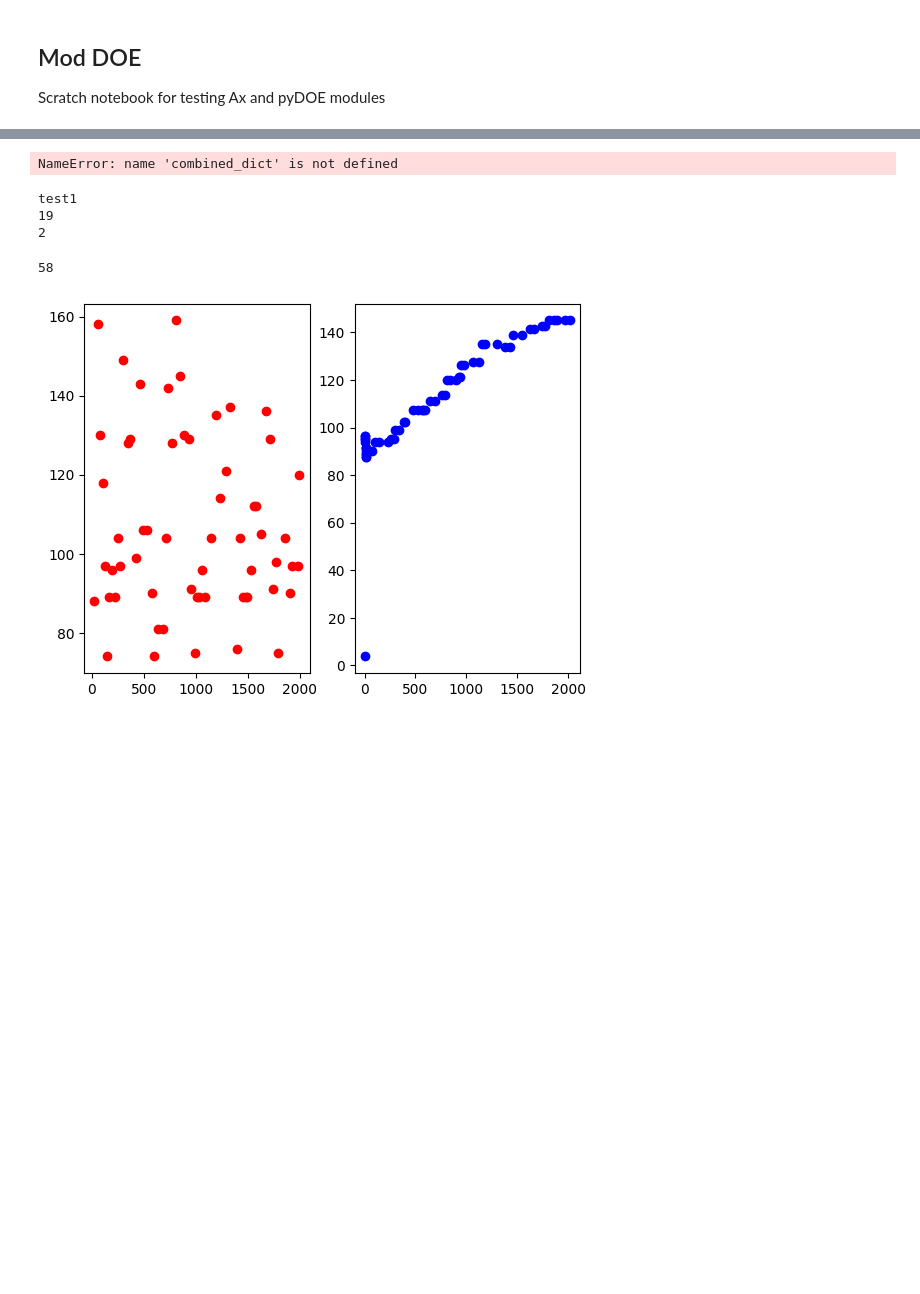
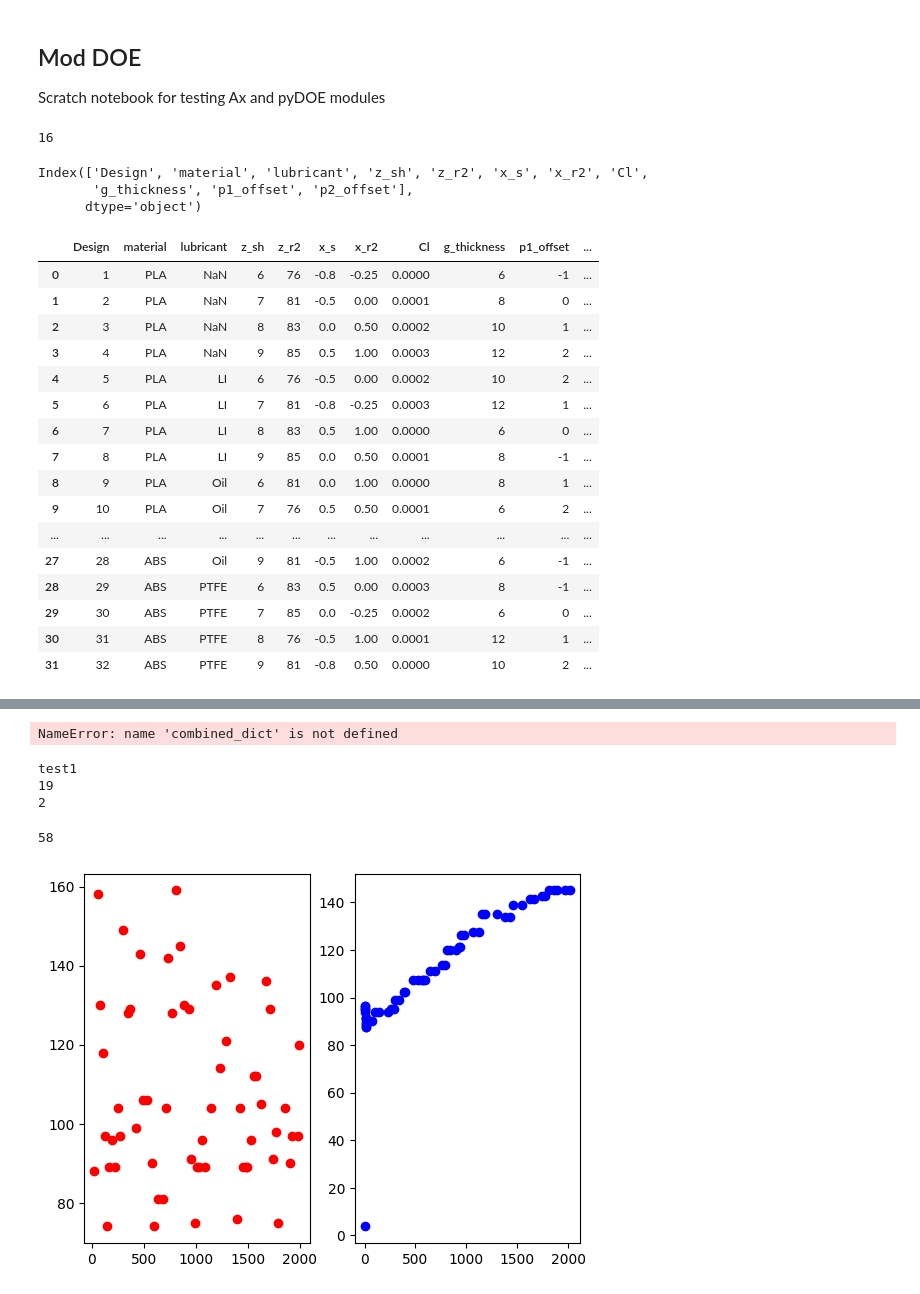
Before and after one commit to c-y-i/Mod_DOE, a Jupyter notebook: scratch.ipynb, the cells around one changed output, grey strips where cells are left out. Saved outputs shown, nothing was run; the diff lists cells and outputs as text; code cells hidden in the pictures; blank space fills up the shorter version.

Commit message:
added combine test data with metadata.

```diff
--- a/scratch.ipynb
+++ b/scratch.ipynb
@@ -28,6 +30,40 @@ from Experiment_Utils import plot_dict_key
 # %%
 # dict_today = pickle.load(open('v2_test_dict.pkl', 'rb'))
 dict_today = pickle.load(open('Taguchi_test_dict.pkl', 'rb'))
+# %%
+len(dict_today.keys())
+# %% [output]
+16
+# %%
+# load in the design table to read in metadata values
+design_df = pd.read_csv('Tag_d_params.csv')
+design_df.columns
+# %% [output]
+Index(['Design', 'material', 'lubricant', 'z_sh', 'z_r2', 'x_s', 'x_r2', 'Cl',
+       'g_thickness', 'p1_offset', 'p2_offset'],
+      dtype='object')
+# %%
+tested_df = combine_meta_test(design_df,dict_today)
+# %%
+tested_df
+# %% [output]
+|  | Design | material | lubricant | z_sh | z_r2 | x_s | x_r2 | Cl | g_thickness | p1_offset | ... |
+| 0 | 1 | PLA | NaN | 6 | 76 | -0.8 | -0.25 | 0.0000 | 6 | -1 | ... |
+| 1 | 2 | PLA | NaN | 7 | 81 | -0.5 | 0.00 | 0.0001 | 8 | 0 | ... |
+| 2 | 3 | PLA | NaN | 8 | 83 | 0.0 | 0.50 | 0.0002 | 10 | 1 | ... |
+| 3 | 4 | PLA | NaN | 9 | 85 | 0.5 | 1.00 | 0.0003 | 12 | 2 | ... |
+| 4 | 5 | PLA | LI | 6 | 76 | -0.5 | 0.00 | 0.0002 | 10 | 2 | ... |
+| 5 | 6 | PLA | LI | 7 | 81 | -0.8 | -0.25 | 0.0003 | 12 | 1 | ... |
+| 6 | 7 | PLA | LI | 8 | 83 | 0.5 | 1.00 | 0.0000 | 6 | 0 | ... |
+| 7 | 8 | PLA | LI | 9 | 85 | 0.0 | 0.50 | 0.0001 | 8 | -1 | ... |
+| 8 | 9 | PLA | Oil | 6 | 81 | 0.0 | 1.00 | 0.0000 | 8 | 1 | ... |
+| 9 | 10 | PLA | Oil | 7 | 76 | 0.5 | 0.50 | 0.0001 | 6 | 2 | ... |
+| ... | ... | ... | ... | ... | ... | ... | ... | ... | ... | ... | ... |
+| 27 | 28 | ABS | Oil | 9 | 81 | -0.5 | 1.00 | 0.0002 | 6 | -1 | ... |
+| 28 | 29 | ABS | PTFE | 6 | 83 | 0.5 | 0.00 | 0.0003 | 8 | -1 | ... |
+| 29 | 30 | ABS | PTFE | 7 | 85 | 0.0 | -0.25 | 0.0002 | 6 | 0 | ... |
+| 30 | 31 | ABS | PTFE | 8 | 76 | -0.5 | 1.00 | 0.0001 | 12 | 1 | ... |
+| 31 | 32 | ABS | PTFE | 9 | 81 | -0.8 | 0.50 | 0.0000 | 10 | 2 | ... |
 # %%
 for key in dict_today.keys():
     print(key)
```
Also changed, not shown: parts of 2 cells of this notebook, 2 other files.
